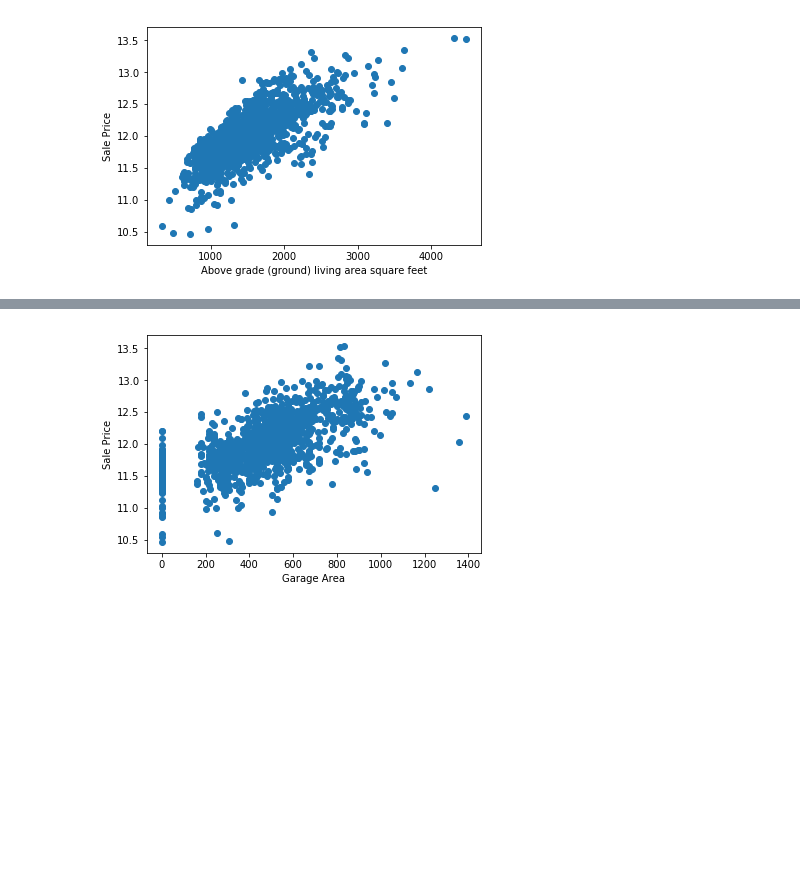
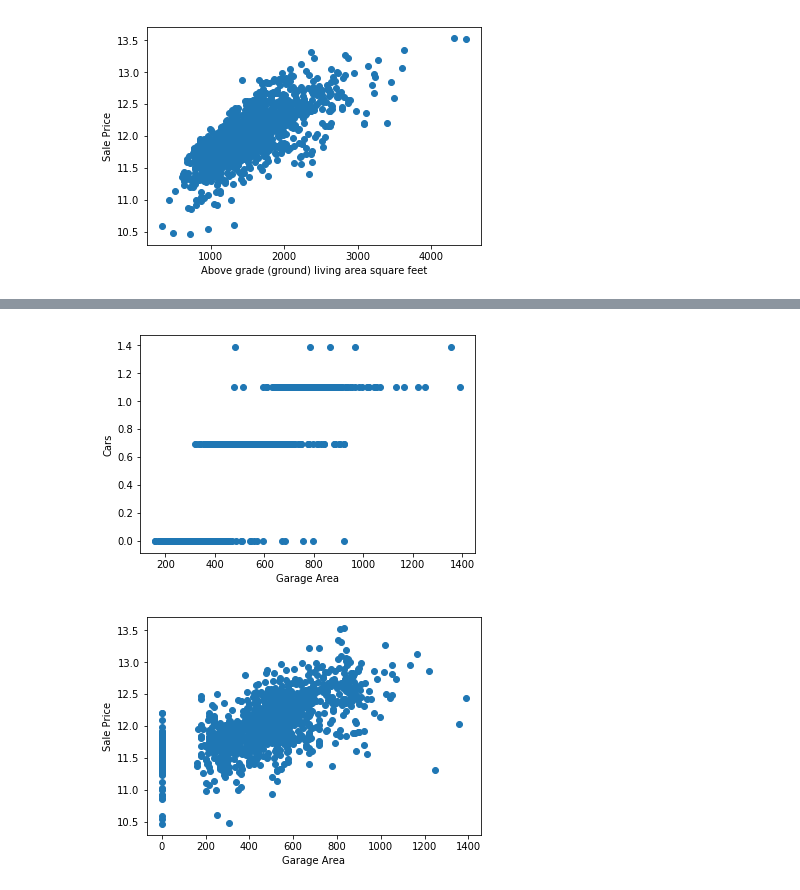
Before and after one commit to rahulvaish/MachineLearning-Python, a Jupyter notebook: HPC.ipynb, the cells around one changed output, grey strips where cells are left out. Saved outputs shown, nothing was run; the diff lists cells and outputs as text; code cells hidden in the pictures; blank space fills up the shorter version.

```diff
--- a/HPC.ipynb
+++ b/HPC.ipynb
@@ -217,0 +291,7 @@ plt.show()
+# %%
+plt.scatter(x=df['GarageArea'],y=np.log(df.GarageCars))
+plt.ylabel('Cars')
+plt.xlabel('Garage Area')
+plt.show()
+# %% [output]
+[figure, added]
```
Also changed, not shown: parts of 15 cells of this notebook.
